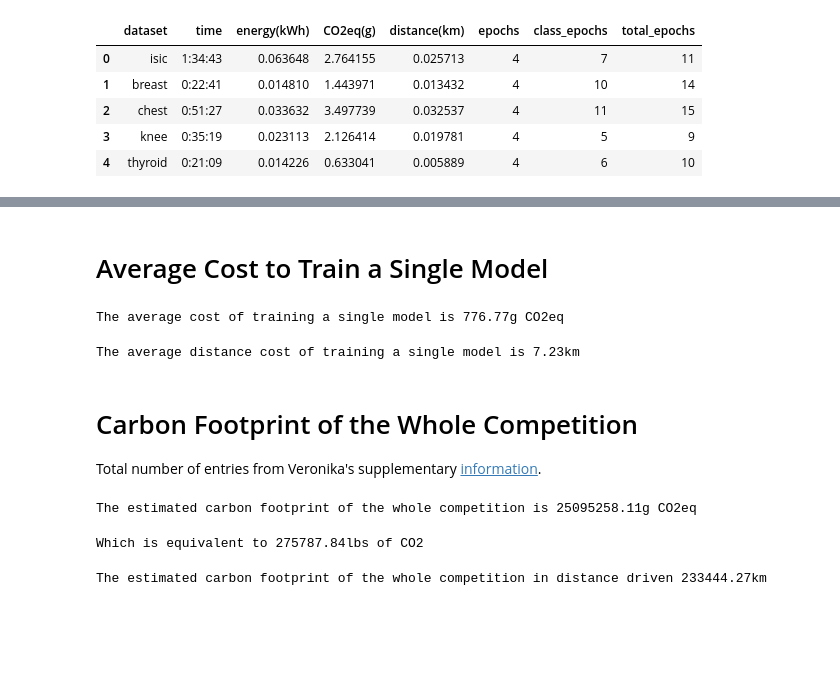
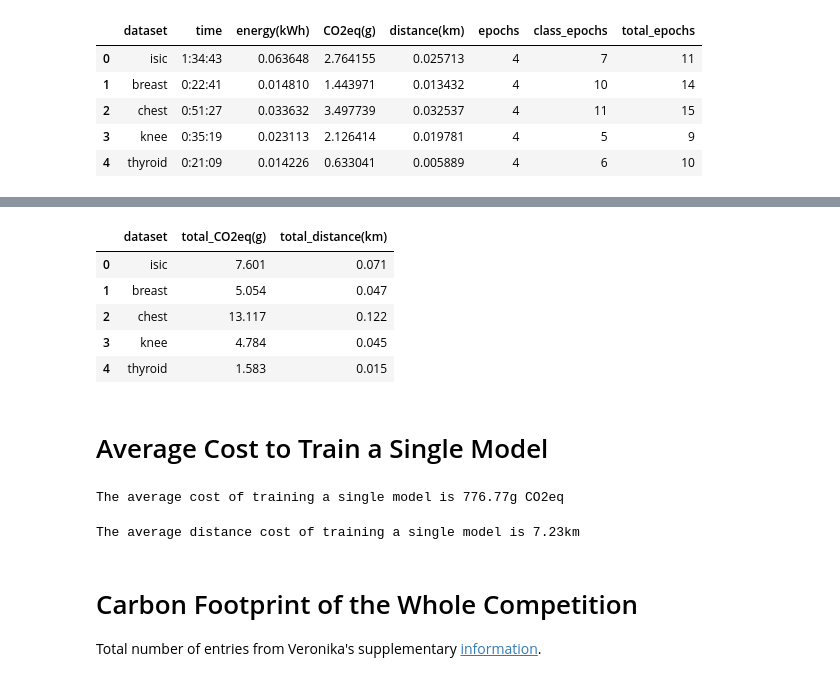
Before and after one commit to Xannadoo/carbon-cost-kaggle, a Jupyter notebook: carbonFootprintResults.ipynb, the cells around one changed output, grey strips where cells are left out. Cells and saved outputs as stored; diff of their text form; code cells hidden in the pictures; blank space fills up the shorter version.

Commit message:
adding final results for the whole competition

```diff
--- a/carbonFootprintResults.ipynb
+++ b/carbonFootprintResults.ipynb
@@ -230,34 +218,41 @@ rt_frz_true[["dataset","total_CO2eq(g)","total_distance(km)"]]
-# %% [markdown]
-# Average Cost to Train a Single Model
-# %%
-# CO2 cost
-total_models_trained = len(rt_frz_false) + len(rt_frz_true) + 1
-CO2_cost_per_model = (rt_frz_true["total_CO2eq(g)"].sum() + rt_frz_false["total_CO2eq(g)"].sum() + team2_totals["CO2eq(g)"].sum()) / total_models_trained
-print(f"The average cost of training a single model is {round(CO2_cost_per_model,2)}g CO2eq")
-# %% [output]
-The average cost of training a single model is 776.77g CO2eq
-# %%
-# distance cost
-dist_cost_per_model = (rt_frz_true["total_distance(km)"].sum() + rt_frz_false["total_distance(km)"].sum() + team2_totals["distance(km)"].sum()) / total_models_trained
-print(f"The average distance cost of training a single model is {round(dist_cost_per_model,2)}km")
-# %% [output]
-The average distance cost of training a single model is 7.23km
-# %% [markdown]
-# Carbon Footprint of the Whole Competition
-
-Total number of entries from Veronika's supplementary [information](https://static-content.springer.com/esm/art%3A10.1038%2Fs41746-022-00592-y/MediaObjects/41746_2022_592_MOESM1_ESM.pdf).
-# %%
-total_entries = 32307
-whole_comp_cost = total_entries * CO2_cost_per_model
-print(f"The estimated carbon footprint of the whole competition is {round(whole_comp_cost,2)}g CO2eq")
-# %% [output]
-The estimated carbon footprint of the whole competition is 25095258.11g CO2eq
-# %%
-print(f"Which is equivalent to {round(275787.835915,2)}lbs of CO2")
-# %% [output]
-Which is equivalent to 275787.84lbs of CO2
-# %%
-whole_comp_dist = total_entries * dist_cost_per_model
-print(f"The estimated carbon footprint of the whole competition in distance driven {round(whole_comp_dist,2)}km")
-# %% [output]
-The estimated carbon footprint of the whole competition in distance driven 233444.27km
+# %%
+# Calculate total epochs ran
+rt_frz_true["total_epochs"] = rt_frz_true["epochs"] + rt_frz_true["class_epochs"]
+
+# Get CO2eq and distance per single epoch
+rt_frz_true["CO2eq(g)/e"] = rt_frz_true["CO2eq(g)"] / rt_frz_true["epochs"]
+rt_frz_true["distance(km)/e"] = rt_frz_true["distance(km)"] / rt_frz_true["epochs"]
+
+# Get Total CO2eq and distance per model
+rt_frz_true["total_CO2eq(g)"] = rt_frz_true["CO2eq(g)/e"] * rt_frz_true["total_epochs"]
+rt_frz_true["total_distance(km)"] = rt_frz_true["distance(km)/e"] * rt_frz_true["total_epochs"]
+
+rt_frz_true[["total_CO2eq(g)","total_distance(km)"]] = rt_frz_true[["total_CO2eq(g)","total_distance(km)"]].round(3)
+
+rt_frz_true[["dataset","total_CO2eq(g)","total_distance(km)"]]
+# %% [output]
+|  | dataset | total_CO2eq(g) | total_distance(km) |
+| 0 | isic | 7.601 | 0.071 |
+| 1 | breast | 5.054 | 0.047 |
+| 2 | chest | 13.117 | 0.122 |
+| 3 | knee | 4.784 | 0.045 |
+| 4 | thyroid | 1.583 | 0.015 |
+# %% [markdown]
+# Average Cost to Train a Single Model
+# %%
+# CO2 cost
+total_models_trained = len(rt_frz_false) + len(rt_frz_true) + 1
+CO2_cost_per_model = (rt_frz_true["total_CO2eq(g)"].sum() + rt_frz_false["total_CO2eq(g)"].sum() + team2_totals["CO2eq(g)"].sum()) / total_models_trained
+print(f"The average cost of training a single model is {round(CO2_cost_per_model,2)}g CO2eq")
+# %% [output]
+The average cost of training a single model is 776.77g CO2eq
+# %%
+# distance cost
+dist_cost_per_model = (rt_frz_true["total_distance(km)"].sum() + rt_frz_false["total_distance(km)"].sum() + team2_totals["distance(km)"].sum()) / total_models_trained
+print(f"The average distance cost of training a single model is {round(dist_cost_per_model,2)}km")
+# %% [output]
+The average distance cost of training a single model is 7.23km
+# %% [markdown]
+# Carbon Footprint of the Whole Competition
+
+Total number of entries from Veronika's supplementary [information](https://static-content.springer.com/esm/art%3A10.1038%2Fs41746-022-00592-y/MediaObjects/41746_2022_592_MOESM1_ESM.pdf).
```
Also changed, not shown: parts of 18 cells of this notebook.
